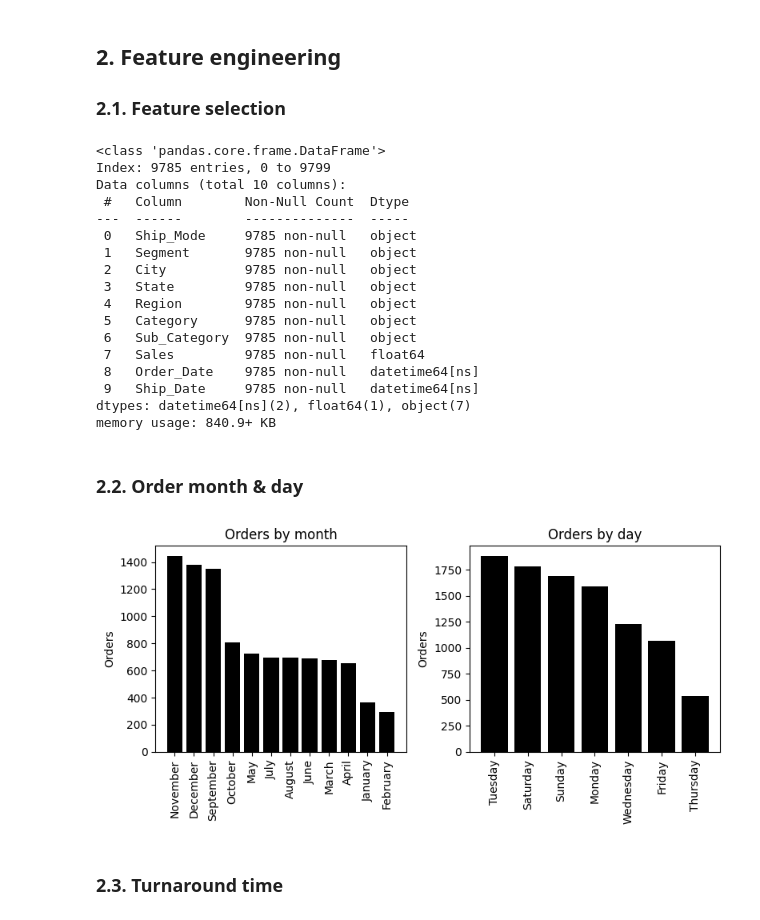
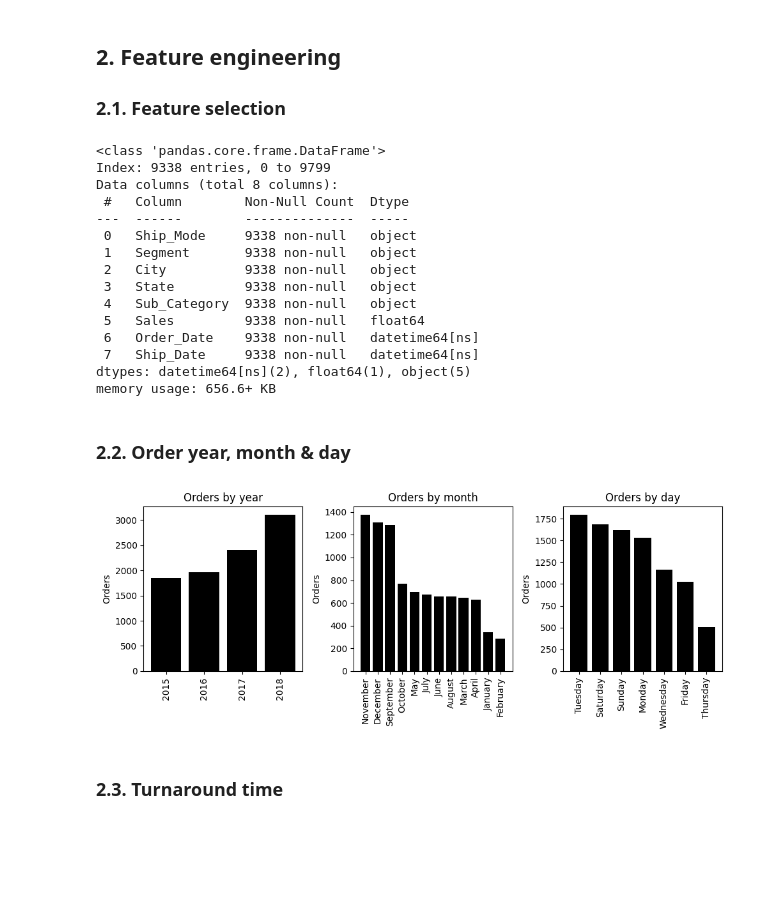
Before and after one commit to 4GeeksAcademy/gperdrizet-holmes-final-project, a Jupyter notebook: notebooks/01-data_prep.ipynb, the cells around one changed output. Cells and saved outputs as stored; diff of their text form; code cells hidden in the pictures; blank space fills up the shorter version.

```diff
--- a/notebooks/01-data_prep.ipynb
+++ b/notebooks/01-data_prep.ipynb
@@ -178,6 +192,3 @@ plt.tight_layout()
 plt.show()
 # %% [output]
 [figure]
-# %%
-data_df = data_df[data_df['Sales'] < 6000]
-data_df.describe()
@@ -194,7 +195,9 @@ data_df.describe()
 # %%
-plt.title('Sales distribution')
+data_df = data_df[data_df['Sales'] < 1000]
+data_df.describe()
+
+plt.title('Trimmed sales distribution')
 plt.hist(data_df['Sales'], bins=100, color='black')
-plt.yscale('log')
 plt.xlabel('Sales')
 plt.ylabel('Count')
 plt.tight_layout()
@@ -206,53 +209,57 @@ plt.show()
 
 ### 2.1. Feature selection
 # %%
-categorical_features = ['Ship_Mode', 'Segment', 'City', 'State',
-                        'Region', 'Category', 'Sub_Category']
+categorical_features = ['Ship_Mode', 'Segment', 'City', 'State', 'Sub_Category']
 
 data_df = data_df[categorical_features + ['Sales', 'Order_Date', 'Ship_Date']]
 data_df.info()
 # %% [output]
 <class 'pandas.core.frame.DataFrame'>
-Index: 9785 entries, 0 to 9799
-Data columns (total 10 columns):
+Index: 9338 entries, 0 to 9799
+Data columns (total 8 columns):
  #   Column        Non-Null Count  Dtype
 ---  ------        --------------  -----
- 0   Ship_Mode     9785 non-null   object
- 1   Segment       9785 non-null   object
- 2   City          9785 non-null   object
- 3   State         9785 non-null   object
- 4   Region        9785 non-null   object
- 5   Category      9785 non-null   object
- 6   Sub_Category  9785 non-null   object
- 7   Sales         9785 non-null   float64
- 8   Order_Date    9785 non-null   datetime64[ns]
- 9   Ship_Date     9785 non-null   datetime64[ns]
-dtypes: datetime64[ns](2), float64(1), object(7)
-memory usage: 840.9+ KB
+ 0   Ship_Mode     9338 non-null   object
+ 1   Segment       9338 non-null   object
+ 2   City          9338 non-null   object
+ 3   State         9338 non-null   object
+ 4   Sub_Category  9338 non-null   object
+ 5   Sales         9338 non-null   float64
+ 6   Order_Date    9338 non-null   datetime64[ns]
+ 7   Ship_Date     9338 non-null   datetime64[ns]
+dtypes: datetime64[ns](2), float64(1), object(5)
+memory usage: 656.6+ KB
 # %% [markdown]
-### 2.2. Order month & day
+### 2.2. Order year, month & day
 # %%
+data_df['Order_Year'] = data_df['Order_Date'].dt.year
 data_df['Order_Month'] = data_df['Order_Date'].dt.month_name()
 data_df['Order_Day'] = data_df['Order_Date'].dt.day_name()
 
+year_counts = data_df['Order_Year'].value_counts()
 month_counts = data_df['Order_Month'].value_counts()
 day_counts = data_df['Order_Day'].value_counts()
 
-fig, axs = plt.subplots(1,2, figsize=(8,4))
+fig, axs = plt.subplots(1,3, figsize=(10,4))
 
-axs[0].set_title('Orders by month')
-axs[0].bar(month_counts.index, month_counts.values, color='Black')
+axs[0].set_title('Orders by year')
+axs[0].bar(year_counts.index, year_counts.values, color='Black')
 axs[0].tick_params('x', labelrotation=90)
 axs[0].set_ylabel('Orders')
 
-axs[1].set_title('Orders by day')
-axs[1].bar(day_counts.index, day_counts.values, color='Black')
+axs[1].set_title('Orders by month')
+axs[1].bar(month_counts.index, month_counts.values, color='Black')
 axs[1].tick_params('x', labelrotation=90)
 axs[1].set_ylabel('Orders')
 
+axs[2].set_title('Orders by day')
+axs[2].bar(day_counts.index, day_counts.values, color='Black')
+axs[2].tick_params('x', labelrotation=90)
+axs[2].set_ylabel('Orders')
+
 fig.tight_layout()
 # %% [output]
-[figure, old version]
+[figure, new version]
 # %%
 data_df['Order_Month'] = data_df['Order_Date'].dt.month
 data_df['Order_Day'] = data_df['Order_Date'].dt.weekday
```
Also changed, not shown: parts of 32 cells of this notebook, 1 other file.
